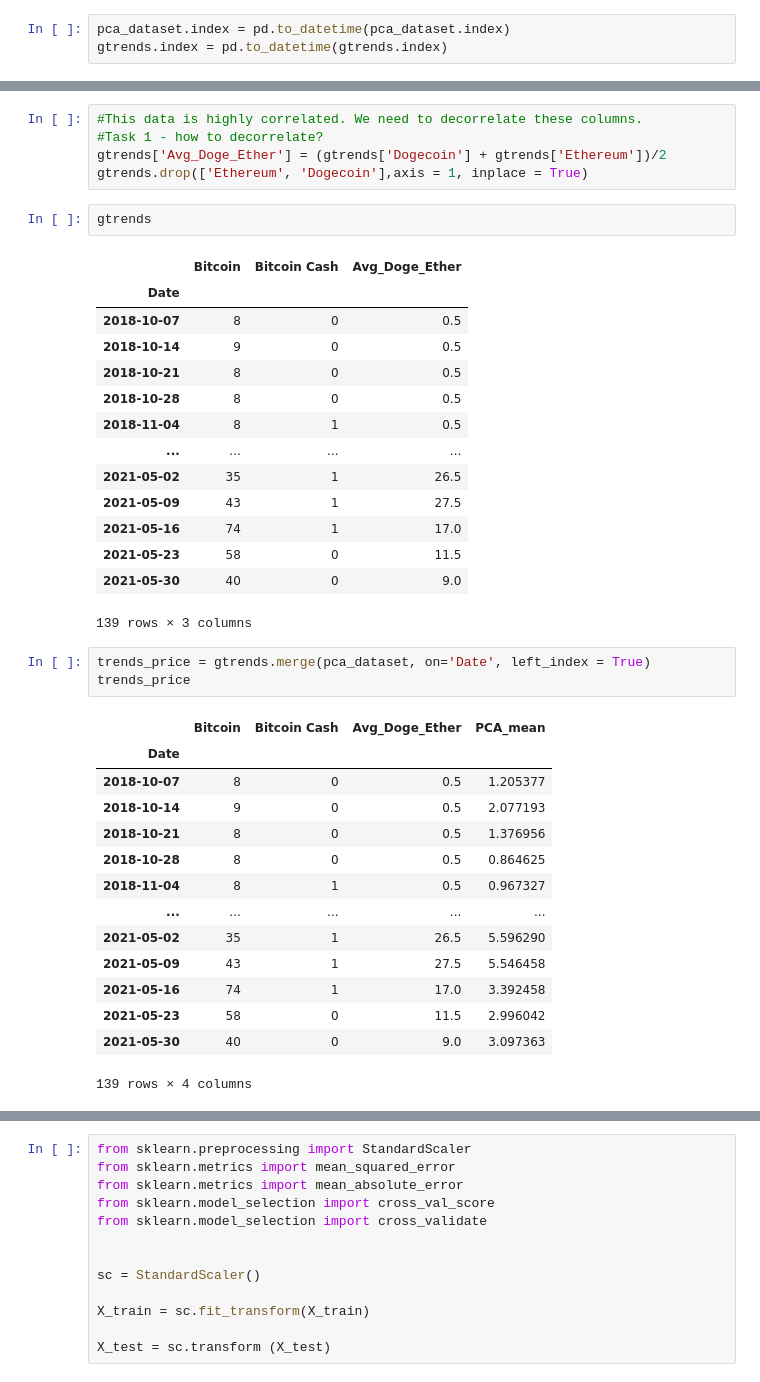
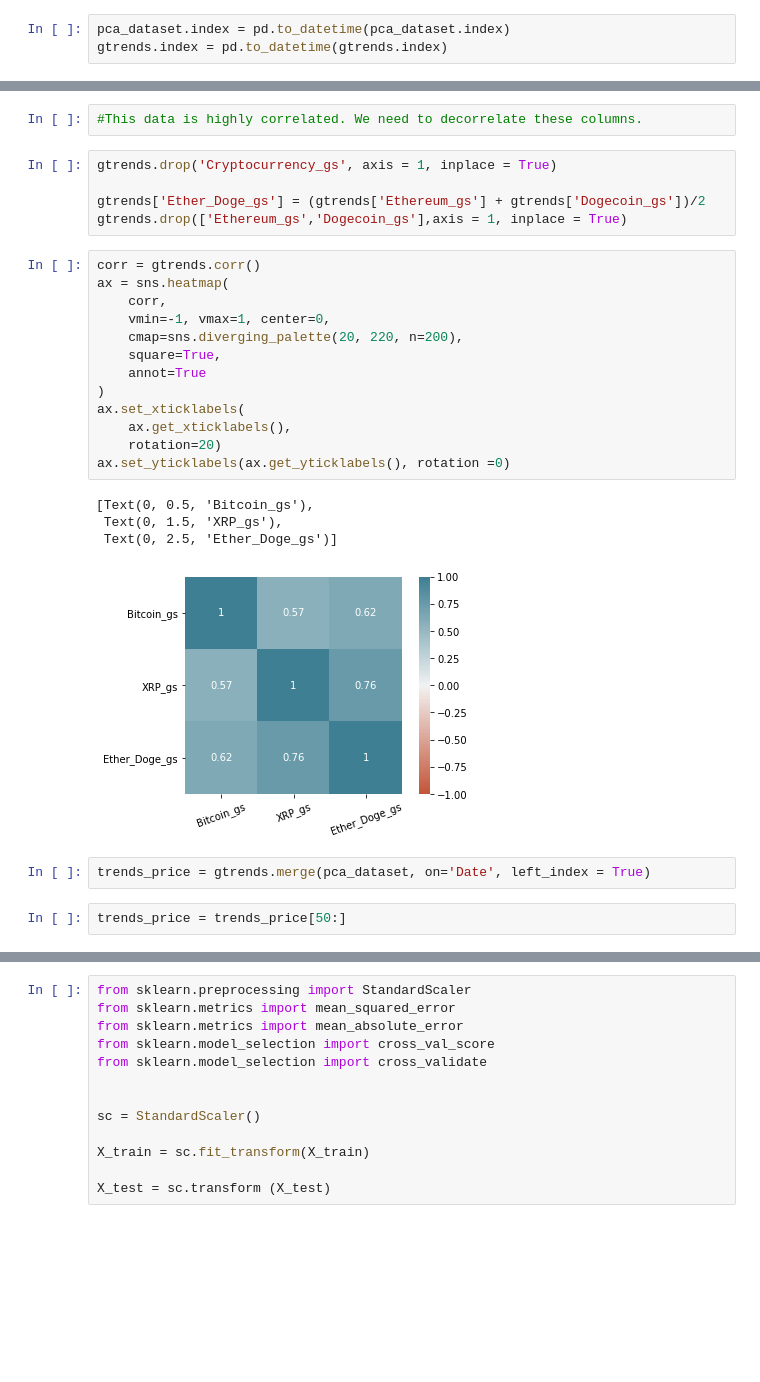
Before and after one commit to kenneykwan/Springboard, a Jupyter notebook: Capstone2-CCI30Index/Capstone2 - CCi30Index Modeling.ipynb, the cells around one changed output, grey strips where cells are left out. Cells and saved outputs as stored; diff of their text form; blank space fills up the shorter version.

```diff
--- a/Capstone2-CCI30Index/Capstone2 - CCi30Index Modeling.ipynb
+++ b/Capstone2-CCI30Index/Capstone2 - CCi30Index Modeling.ipynb
@@ -60,42 +60,31 @@ ax.set_yticklabels(ax.get_yticklabels(), rotation =0)
 # %%
 #This data is highly correlated. We need to decorrelate these columns.
-#Task 1 - how to decorrelate?
-gtrends['Avg_Doge_Ether'] = (gtrends['Dogecoin'] + gtrends['Ethereum'])/2
-gtrends.drop(['Ethereum', 'Dogecoin'],axis = 1, inplace = True)
-# %%
-gtrends
-# %% [output]
-|  | Bitcoin | Bitcoin Cash | Avg_Doge_Ether |
-| Date |  |  |  |
-| 2018-10-07 | 8 | 0 | 0.5 |
-| 2018-10-14 | 9 | 0 | 0.5 |
-| 2018-10-21 | 8 | 0 | 0.5 |
-| 2018-10-28 | 8 | 0 | 0.5 |
-| 2018-11-04 | 8 | 1 | 0.5 |
-| ... | ... | ... | ... |
-| 2021-05-02 | 35 | 1 | 26.5 |
-| 2021-05-09 | 43 | 1 | 27.5 |
-| 2021-05-16 | 74 | 1 | 17.0 |
-| 2021-05-23 | 58 | 0 | 11.5 |
-| 2021-05-30 | 40 | 0 | 9.0 |
-139 rows × 3 columns
+# %%
+gtrends.drop('Cryptocurrency_gs', axis = 1, inplace = True)
+
+gtrends['Ether_Doge_gs'] = (gtrends['Ethereum_gs'] + gtrends['Dogecoin_gs'])/2
+gtrends.drop(['Ethereum_gs','Dogecoin_gs'],axis = 1, inplace = True)
+# %%
+corr = gtrends.corr()
+ax = sns.heatmap(
+    corr,
+    vmin=-1, vmax=1, center=0,
+    cmap=sns.diverging_palette(20, 220, n=200),
+    square=True,
+    annot=True
+)
+ax.set_xticklabels(
+    ax.get_xticklabels(),
+    rotation=20)
+ax.set_yticklabels(ax.get_yticklabels(), rotation =0)
+# %% [output]
+[Text(0, 0.5, 'Bitcoin_gs'),
+ Text(0, 1.5, 'XRP_gs'),
+ Text(0, 2.5, 'Ether_Doge_gs')]
+[figure, added]
 # %%
 trends_price = gtrends.merge(pca_dataset, on='Date', left_index = True)
-trends_price
-# %% [output]
-|  | Bitcoin | Bitcoin Cash | Avg_Doge_Ether | PCA_mean |
-| Date |  |  |  |  |
-| 2018-10-07 | 8 | 0 | 0.5 | 1.205377 |
-| 2018-10-14 | 9 | 0 | 0.5 | 2.077193 |
-| 2018-10-21 | 8 | 0 | 0.5 | 1.376956 |
-| 2018-10-28 | 8 | 0 | 0.5 | 0.864625 |
-| 2018-11-04 | 8 | 1 | 0.5 | 0.967327 |
-| ... | ... | ... | ... | ... |
-| 2021-05-02 | 35 | 1 | 26.5 | 5.596290 |
-| 2021-05-09 | 43 | 1 | 27.5 | 5.546458 |
-| 2021-05-16 | 74 | 1 | 17.0 | 3.392458 |
-| 2021-05-23 | 58 | 0 | 11.5 | 2.996042 |
-| 2021-05-30 | 40 | 0 | 9.0 | 3.097363 |
-139 rows × 4 columns
+# %%
+trends_price = trends_price[50:]
 # %%
 sns.set(rc={'figure.figsize':(15,10)})
```
Also changed, not shown: parts of 21 cells of this notebook, 11 other files.
